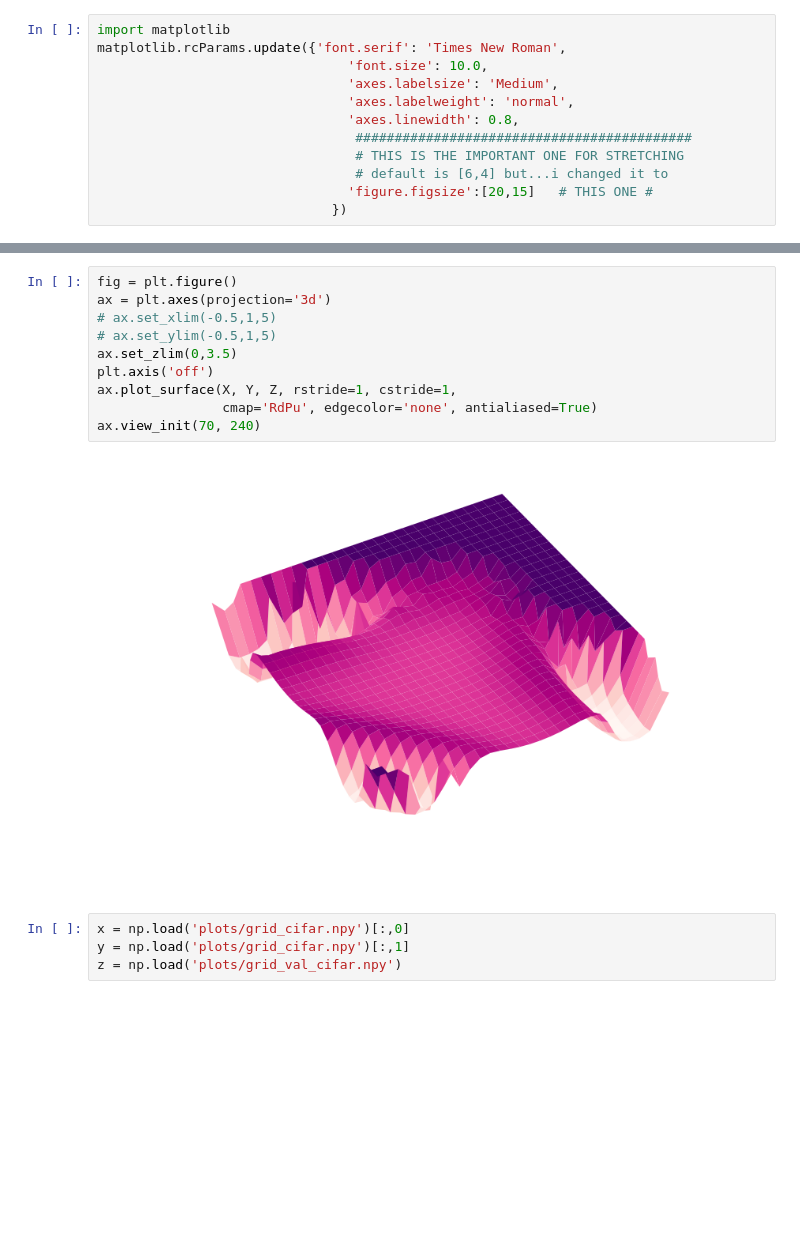
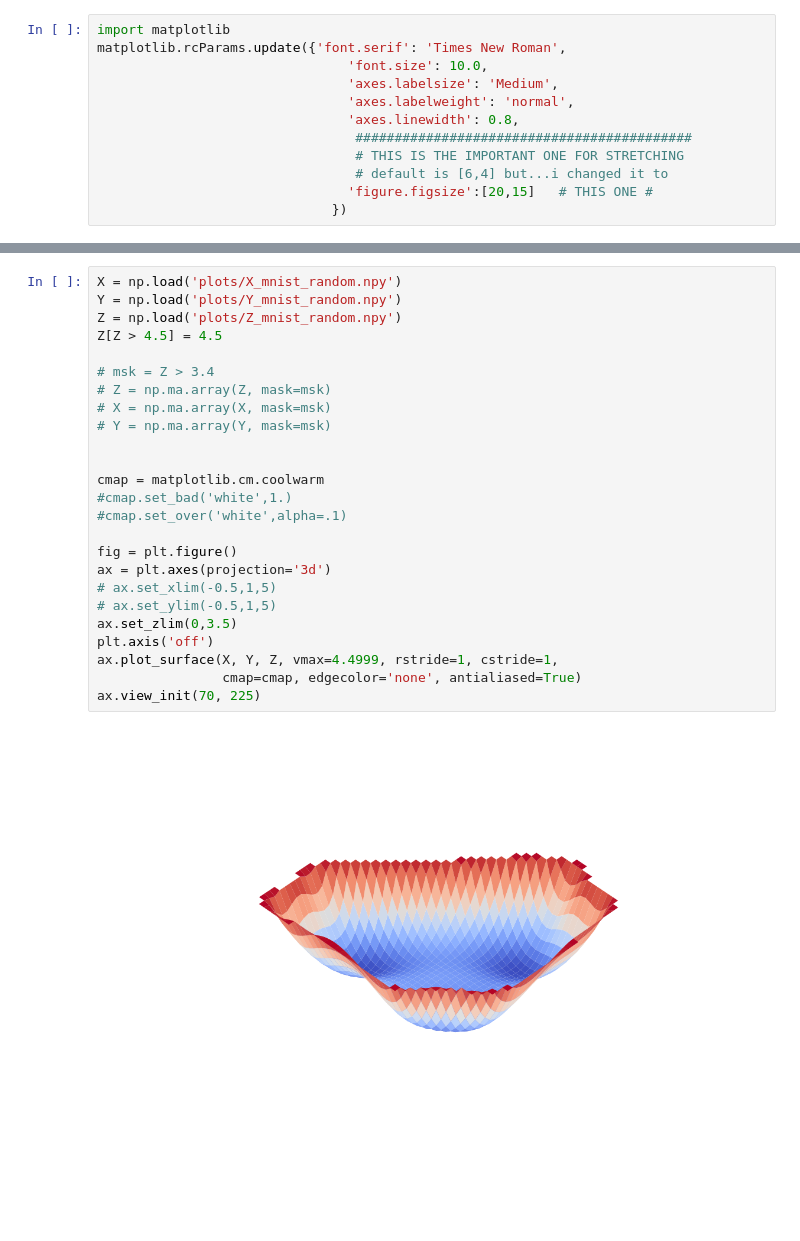
Before and after one commit to alexturn/robustDL, a Jupyter notebook: testing.ipynb, the cells around one changed output, grey strips where cells are left out. Drawn from its saved outputs; the diff is of its cells as text; blank space fills up the shorter version.

```diff
--- a/testing.ipynb
+++ b/testing.ipynb
@@ -171,16 +103,27 @@ ax.view_init(50, 230)
 # %%
+X = np.load('plots/X_mnist_random.npy')
+Y = np.load('plots/Y_mnist_random.npy')
+Z = np.load('plots/Z_mnist_random.npy')
+Z[Z > 4.5] = 4.5
+
+# msk = Z > 3.4
+# Z = np.ma.array(Z, mask=msk)
+# X = np.ma.array(X, mask=msk)
+# Y = np.ma.array(Y, mask=msk)
+
+
+cmap = matplotlib.cm.coolwarm
+#cmap.set_bad('white',1.)
+#cmap.set_over('white',alpha=.1)
+
 fig = plt.figure()
 ax = plt.axes(projection='3d')
 # ax.set_xlim(-0.5,1,5)
 # ax.set_ylim(-0.5,1,5)
 ax.set_zlim(0,3.5)
 plt.axis('off')
-ax.plot_surface(X, Y, Z, rstride=1, cstride=1,
-                cmap='RdPu', edgecolor='none', antialiased=True)
-ax.view_init(70, 240)
+ax.plot_surface(X, Y, Z, vmax=4.4999, rstride=1, cstride=1,
+                cmap=cmap, edgecolor='none', antialiased=True)
+ax.view_init(70, 225)
 # %% [output]
-[figure, old version]
+[figure, new version]
-# %%
-x = np.load('plots/grid_cifar.npy')[:,0]
-y = np.load('plots/grid_cifar.npy')[:,1]
-z = np.load('plots/grid_val_cifar.npy')
```
Also changed, not shown: parts of 44 cells of this notebook, 9 other files.
